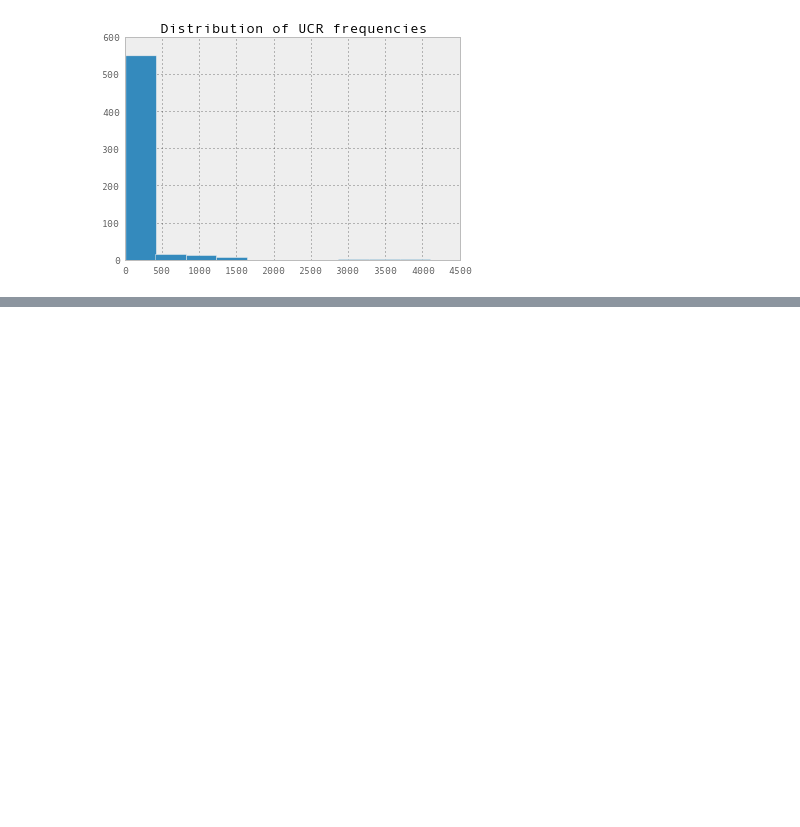
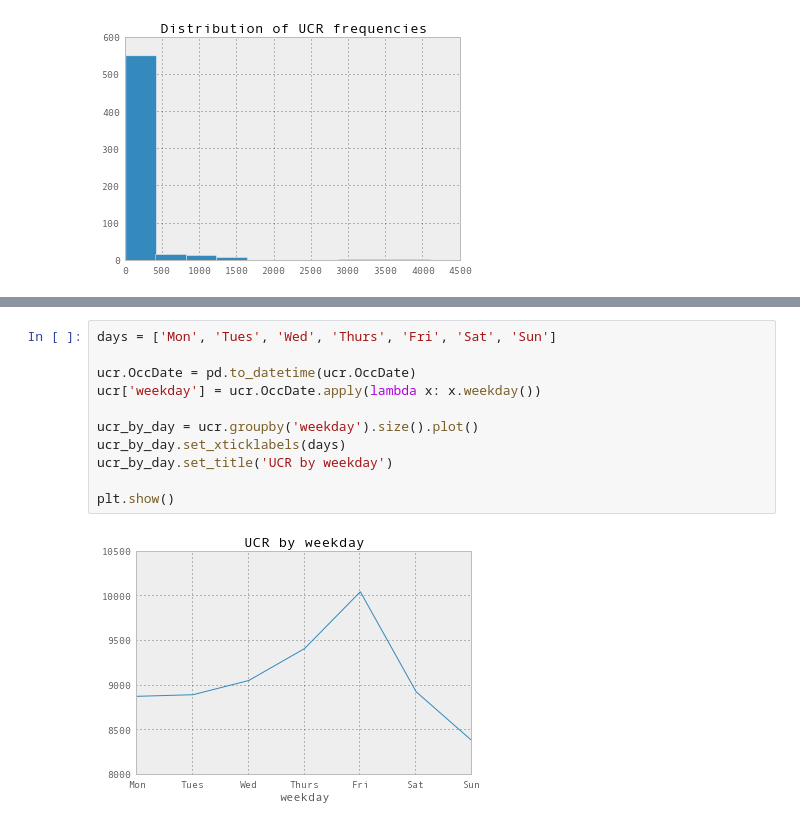
Before and after one commit to dankeemahill/dailyactivity, a Jupyter notebook: analysis.ipynb, the cells around one changed output, grey strips where cells are left out. Drawn from its saved outputs; the diff is of its cells as text; blank space fills up the shorter version.

Commit message:
Aggregate, plot UCR by day and month

```diff
--- a/analysis.ipynb
+++ b/analysis.ipynb
@@ -112,3 +114,16 @@ plt.show()
 # %% [output]
 [figure]
 [figure]
+# %%
+days = ['Mon', 'Tues', 'Wed', 'Thurs', 'Fri', 'Sat', 'Sun']
+
+ucr.OccDate = pd.to_datetime(ucr.OccDate)
+ucr['weekday'] = ucr.OccDate.apply(lambda x: x.weekday())
+
+ucr_by_day = ucr.groupby('weekday').size().plot()
+ucr_by_day.set_xticklabels(days)
+ucr_by_day.set_title('UCR by weekday')
+
+plt.show()
+# %% [output]
+[figure, added]
```
Also changed, not shown: parts of 3 cells of this notebook.
